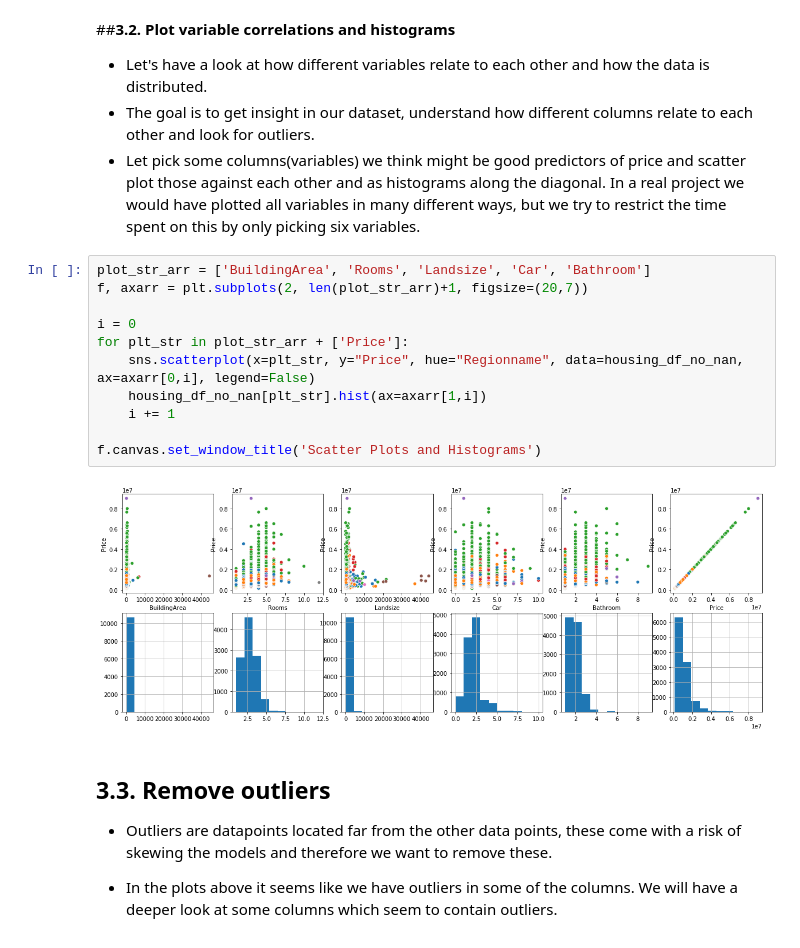
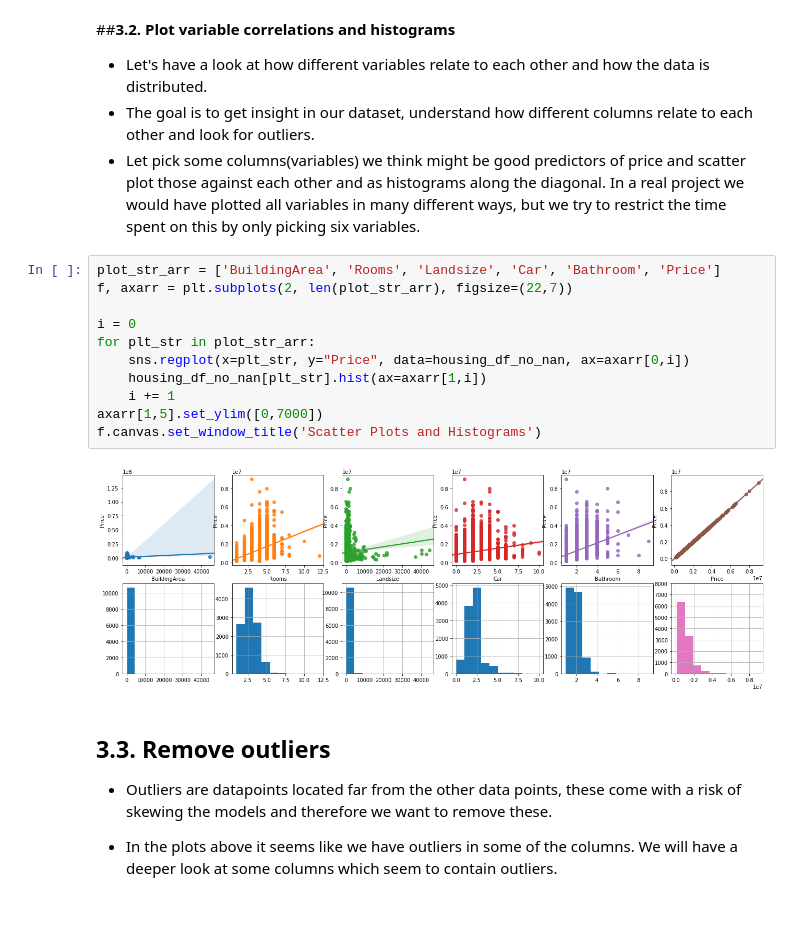
Before and after one commit to NordAxon/ai-for-leaders, a Jupyter notebook: ai_course_house_prices_3.ipynb, the cells around one changed output. Cells and saved outputs as stored; diff of their text form; blank space fills up the shorter version.

```diff
--- a/ai_course_house_prices_3.ipynb
+++ b/ai_course_house_prices_3.ipynb
@@ -203,18 +203,18 @@ dtype: int64
 - The goal is to get insight in our dataset, understand how different columns relate to each other and look for outliers.
 - Let pick some columns(variables) we think might be good predictors of price and scatter plot those against each other and as histograms along the diagonal. In a real project we would have plotted all variables in many different ways, but we try to restrict the time spent on this by only picking six variables.
 # %%
-plot_str_arr = ['BuildingArea', 'Rooms', 'Landsize', 'Car', 'Bathroom']
-f, axarr = plt.subplots(2, len(plot_str_arr)+1, figsize=(20,7))
+plot_str_arr = ['BuildingArea', 'Rooms', 'Landsize', 'Car', 'Bathroom', 'Price']
+f, axarr = plt.subplots(2, len(plot_str_arr), figsize=(22,7))
 
 i = 0
-for plt_str in plot_str_arr + ['Price']:
-    sns.scatterplot(x=plt_str, y="Price", hue="Regionname", data=housing_df_no_nan, ax=axarr[0,i], legend=False)
+for plt_str in plot_str_arr:
+    sns.regplot(x=plt_str, y="Price", data=housing_df_no_nan, ax=axarr[0,i])
     housing_df_no_nan[plt_str].hist(ax=axarr[1,i])
     i += 1
-
+axarr[1,5].set_ylim([0,7000])
 f.canvas.set_window_title('Scatter Plots and Histograms')
 # %% [output]
-[figure, old version]
+[figure, new version]
 # %% [markdown]
 ## 3.3. Remove outliers
 
```
